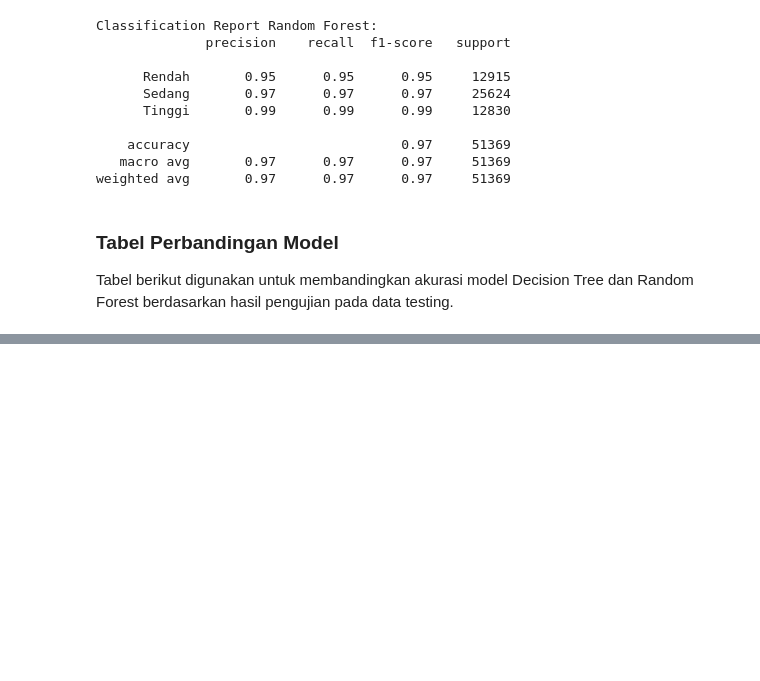
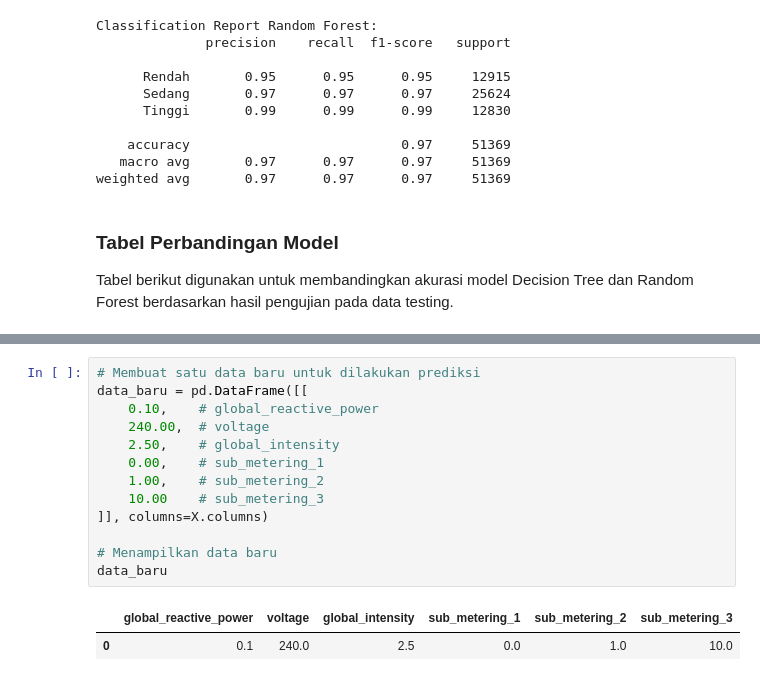
Before and after one commit to elwaa27/prediksi-konsumsi-energi-sdg7, a Jupyter notebook: prediksi_konsumsi_energi.ipynb, the cells around one changed output, grey strips where cells are left out. Drawn from its saved outputs; the diff is of its cells as text; blank space fills up the shorter version.

```diff
--- a/prediksi_konsumsi_energi.ipynb
+++ b/prediksi_konsumsi_energi.ipynb
@@ -516 +546,17 @@ Data tersebut kemudian diprediksi menggunakan model Decision Tree dan Random For
+# %%
+# Membuat satu data baru untuk dilakukan prediksi
+data_baru = pd.DataFrame([[
+    0.10,    # global_reactive_power
+    240.00,  # voltage
+    2.50,    # global_intensity
+    0.00,    # sub_metering_1
+    1.00,    # sub_metering_2
+    10.00    # sub_metering_3
+]], columns=X.columns)
+
+# Menampilkan data baru
+data_baru
+# %% [output]
+|  | global_reactive_power | voltage | global_intensity | sub_metering_1 | sub_metering_2 | sub_metering_3 |
+| 0 | 0.1 | 240.0 | 2.5 | 0.0 | 1.0 | 10.0 |
 # %%
```
Also changed, not shown: parts of 27 cells of this notebook.
